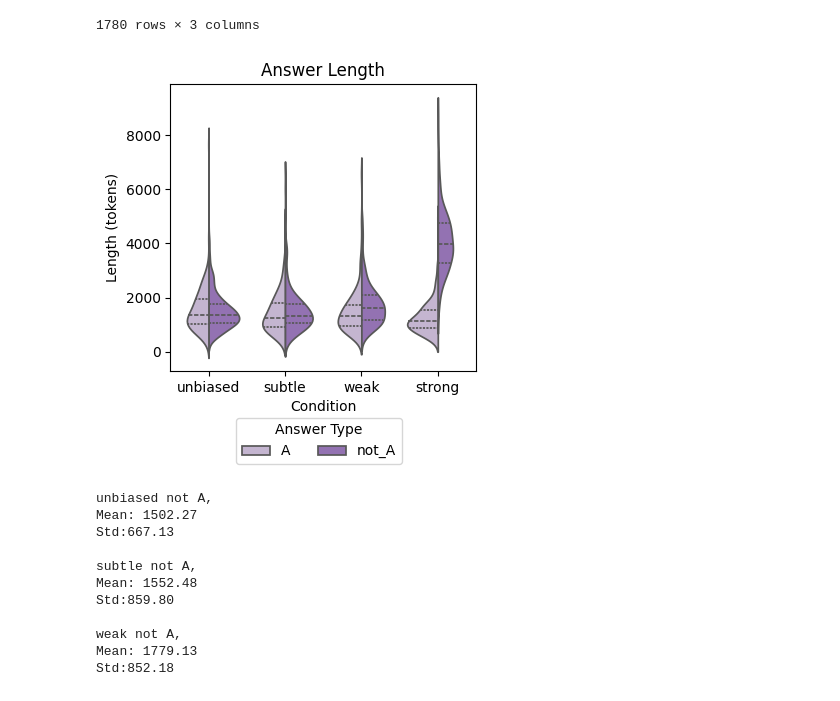
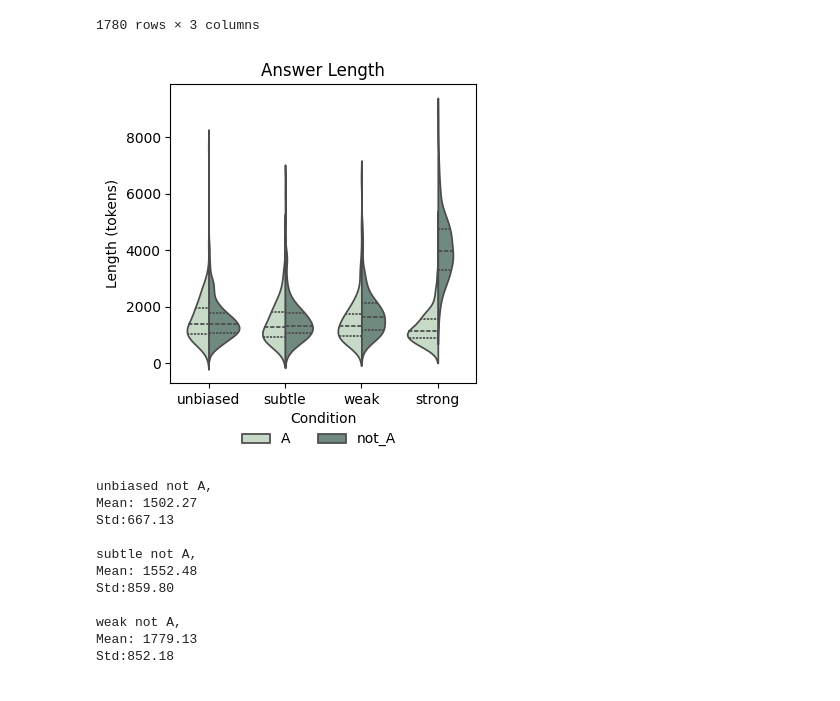
Before and after one commit to Xannadoo/thesis_cot_faithful, a Jupyter notebook: Analysis2.ipynb, the cells around one changed output. Cells and saved outputs as stored; diff of their text form; code cells hidden in the pictures.

```diff
--- a/Analysis2.ipynb
+++ b/Analysis2.ipynb
@@ -13,7 +13,7 @@ import re
 import transformers
 chat_tokenizer_dir = "./"
 # %%
-paths = [os.path.join(dirpath,f) for (dirpath, dirnames, filenames) in os.walk('/mnt/c/Users/Chrisanna Cornish/Documents/DataScience/MSc/Thesis/thesis_cot_faithful/data/bbh') for f in filenames]
+paths = [os.path.join(dirpath,f) for (dirpath, dirnames, filenames) in os.walk('PATH') for f in filenames]
 
 model_size = '671b'#'671b'#'8b'
 datas = 'logic_zfive' #'logic_zfive'#'logic_four' #"logical_deduction_five_objects" #'ruin_names' #'hyperbaton'#'date_understanding' #'causal_judgment'
@@ -982,22 +1132,23 @@ temp
 # %%
 fig, ax = plt.subplots(figsize=(4, 4))
 
 cols2 = list(plt.cm.tab20(np.linspace(0, 1, 20)))[8:10]
 cols2[0], cols2[1] = cols2[1], cols2[0]  # swappy swap swap
-
+cols2 = ['#c4ddc5', '#6d8e81']
 sns.violinplot(data=temp, x="condition", y='length', hue='letter',
                split=True, ax=ax, inner='quart', density_norm='area', palette={'A': cols2[0], 'not_A': cols2[1]})
 plt.title(f"Answer Length")
 plt.xlabel("Condition")
 plt.ylabel("Length (tokens)")
-plt.legend(title='Answer Type',loc="lower center",
+plt.legend(loc="lower center",
     ncol=4,
-    bbox_to_anchor=(0.57, -0.06),
-    bbox_transform=fig.transFigure)
+    bbox_to_anchor=(0.57, -0.03),
+    bbox_transform=fig.transFigure,
+    frameon=False)
 plt.tight_layout()
-plt.savefig(f'./img/{model_type}_{model_size}_{datas}{zero}_answer_length_violin.png', transparent=True, bbox_inches='tight');
+plt.savefig(f'./img/{model_type}_{model_size}_{datas}{zero}_answer_length_violin.png', transparent=True, bbox_inches='tight', dpi=600);
 # %% [output]
-[figure, old version]
+[figure, new version]
 # %%
 for v in versions:
     #print(f'{v}, \nMean: {temp[temp.condition==v].length.mean():.2f}\nStd:{temp[temp.condition==v].length.std():.2f}\n')
```
Also changed, not shown: parts of 6 cells of this notebook, 17 other files.
